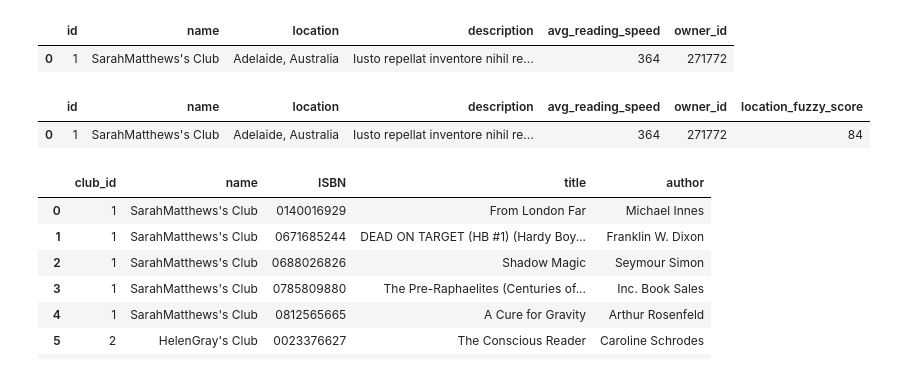
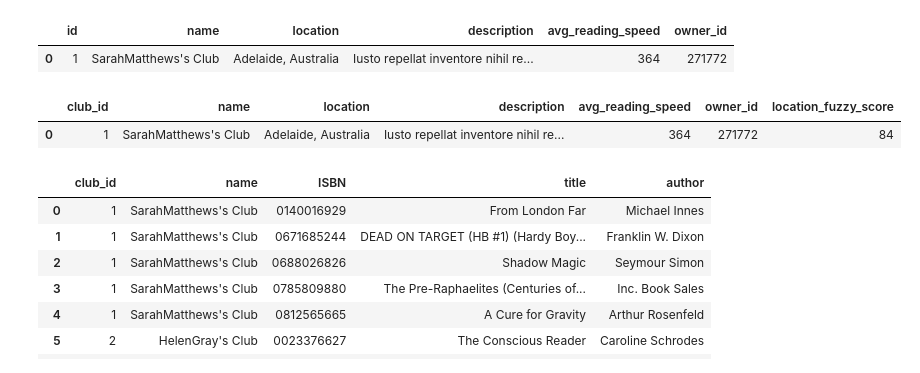
Before and after one commit to laurenceandrews/auguread, a Jupyter notebook: clubs/club-to-user-recommender/club-to-user-recommender.ipynb, the cells around one changed output. Drawn from its saved outputs; the diff is of its cells as text; code cells hidden in the pictures.

```diff
--- a/clubs/club-to-user-recommender/club-to-user-recommender.ipynb
+++ b/clubs/club-to-user-recommender/club-to-user-recommender.ipynb
@@ -177,21 +177,22 @@ closest_location_clubs_df
 |  | id | name | location | description | avg_reading_speed | owner_id |
 | 0 | 1 | SarahMatthews's Club | Adelaide, Australia | Iusto repellat inventore nihil re... | 364 | 271772 |
 # %%
-# Return clubs with matching location (using fuzzy search)
+# Return all clubs with boolean value for matching location (using fuzzy search)
 
 my_location = 'AdelAustralia'
 
 def get_ratio(row):
     club_location = row['location']
     return fuzz.token_sort_ratio(club_location, my_location)
 
 closest_club_location_fuzzy_df = club_df[club_df.apply(get_ratio, axis=1) > 80]
 closest_club_location_fuzzy_df['location_fuzzy_score'] = club_df.apply(get_ratio, axis=1)
 closest_club_location_fuzzy_df = closest_club_location_fuzzy_df.sort_values('location_fuzzy_score', ascending=False)
+closest_club_location_fuzzy_df = closest_club_location_fuzzy_df.rename(columns={'id':'club_id'})
 
 closest_club_location_fuzzy_df
 # %% [output]
-|  | id | name | location | description | avg_reading_speed | owner_id | location_fuzzy_score |
+|  | club_id | name | location | description | avg_reading_speed | owner_id | location_fuzzy_score |
 | 0 | 1 | SarahMatthews's Club | Adelaide, Australia | Iusto repellat inventore nihil re... | 364 | 271772 | 84 |
 # %%
 # Perform a many-to-many merge to get the favourite books of each club
```
Also changed, not shown: parts of 4 cells of this notebook.
